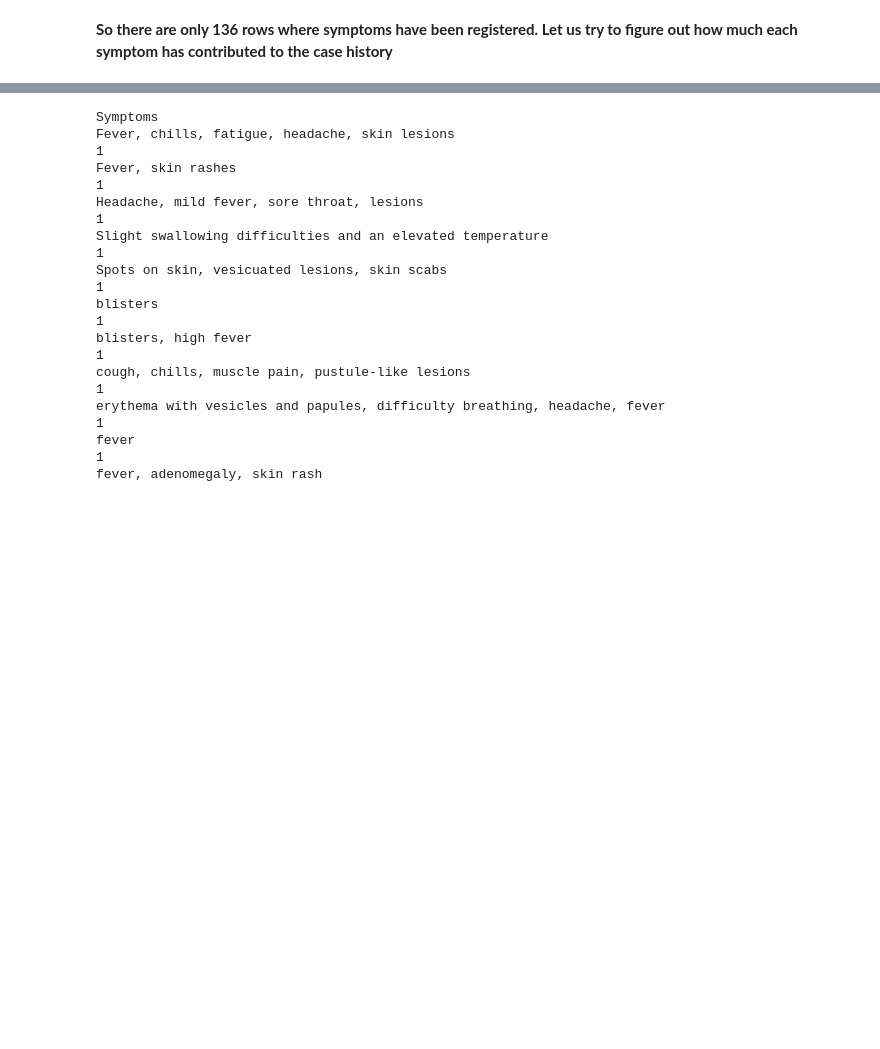
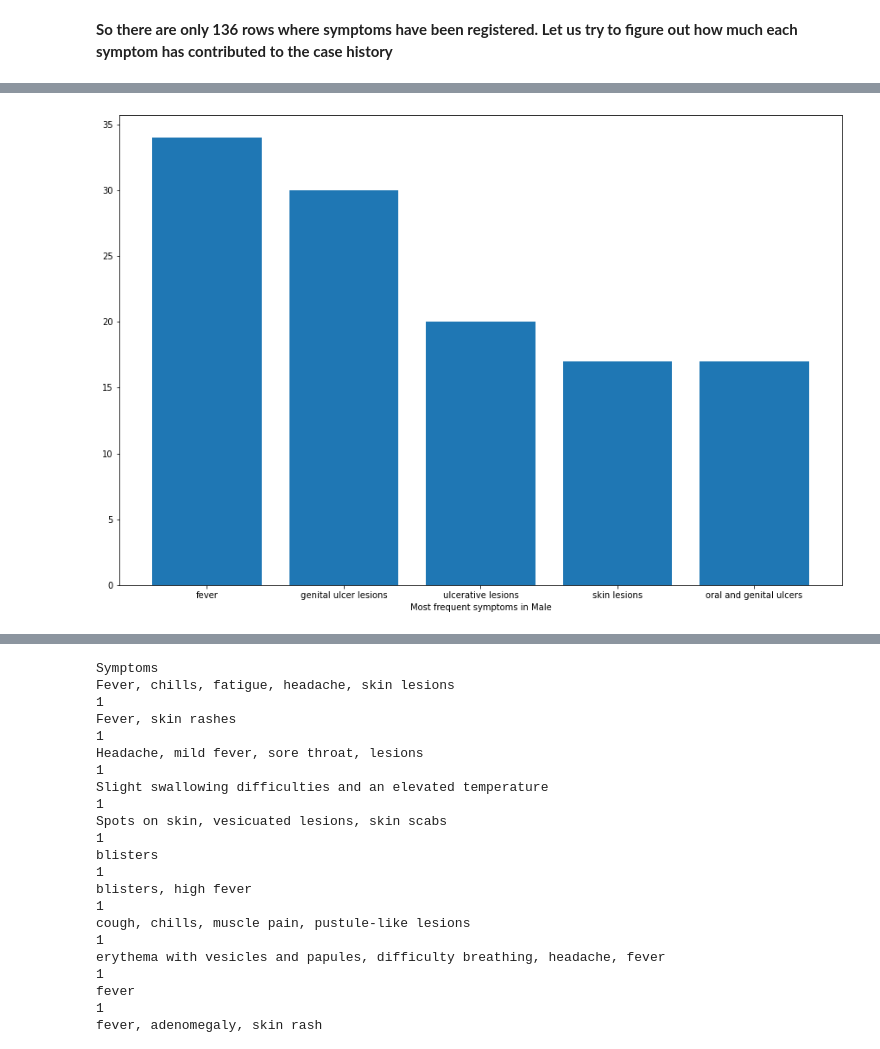
Before and after one commit to mohantyaditya/MonkeyPoxDataAnalysis, a Jupyter notebook: eda.ipynb, the cells around one changed output, grey strips where cells are left out. Drawn from its saved outputs; the diff is of its cells as text; code cells hidden in the pictures; blank space fills up the shorter version.

```diff
--- a/eda.ipynb
+++ b/eda.ipynb
@@ -180,0 +414,9 @@ sym_count_order = {i:v for i,v in sorted(sym_count.items(),key=lambda x:x[1],rev
+# %%
+for index,row in gender_symptom_distribution.iterrows():
+
+    k = row['Symptoms'].split(", ")
+
+    for i in k:
+
+
+        gender_symptom_count[row['Gender']][i] = gender_symptom_count[row['Gender']].get(i,0)+1
@@ -180,0 +445,6 @@ sym_count_order = {i:v for i,v in sorted(sym_count.items(),key=lambda x:x[1],rev
+# %%
+sorted_male_gen_symptom_tup = sorted(gender_symptom_count['Male'].items(),key=lambda x:x[1],reverse=True)
+# %%
+sorted_male_gen_symptom = {k:v for k,v in sorted_male_gen_symptom_tup}
+# %%
+male_symp =pd.DataFrame(sorted_male_gen_symptom.items(),columns=['Symptom','Count'])
@@ -180,0 +480,10 @@ sym_count_order = {i:v for i,v in sorted(sym_count.items(),key=lambda x:x[1],rev
+# %%
+plt.figure(figsize=(15,10))
+
+plt.bar(x=male_symp.head()['Symptom'],height=male_symp.head()['Count'])
+
+plt.xlabel("Most frequent symptoms in Male")
+
+plt.show()
+# %% [output]
+[figure, added]
```
Also changed, not shown: parts of 42 cells of this notebook.
